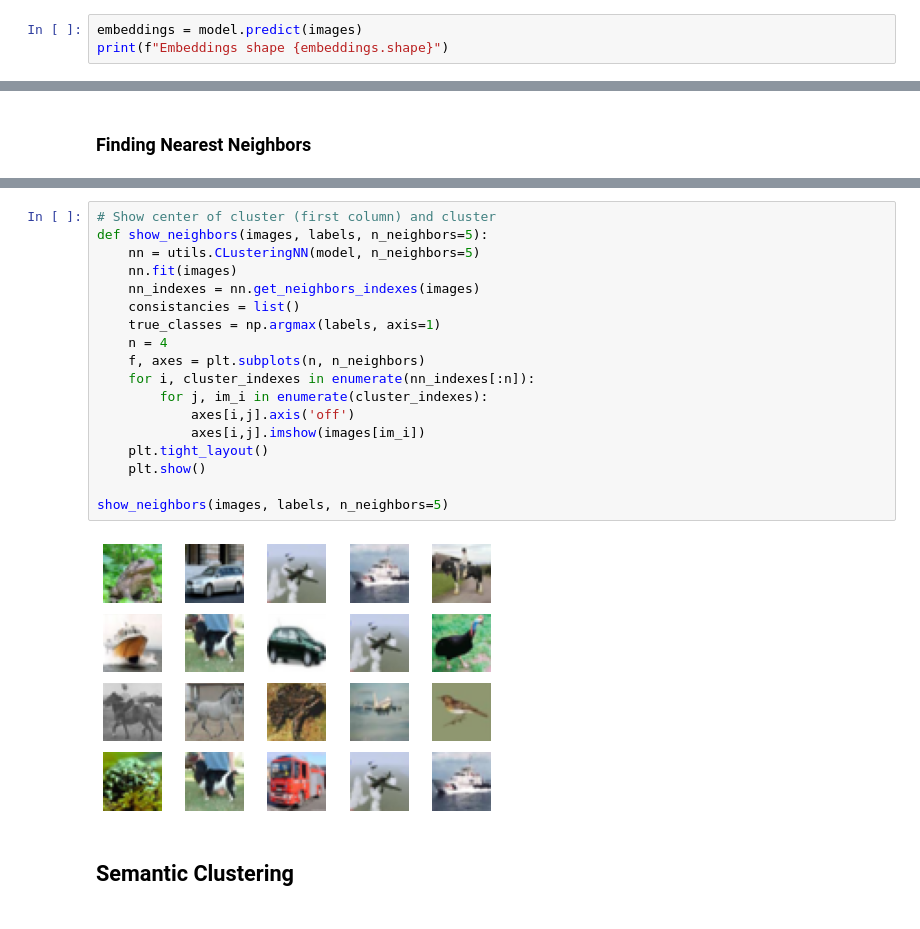
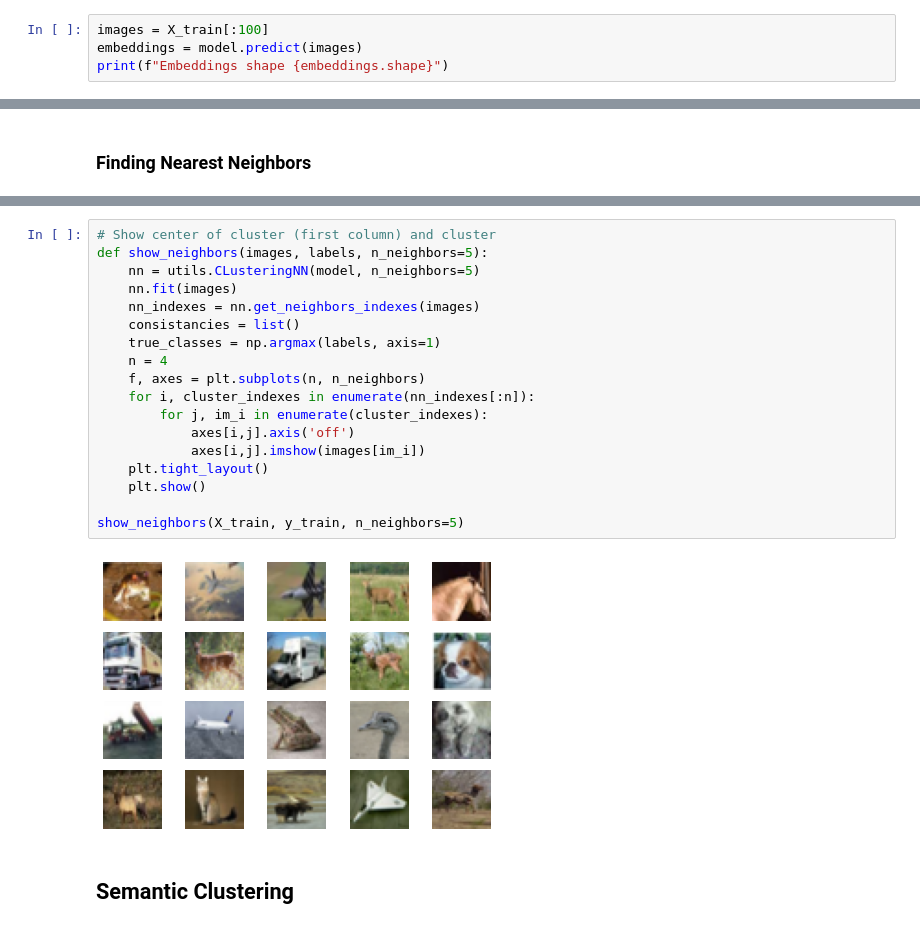
Before and after one commit to ahsanmemon/Unsupervised-Classification-Tensorflow, a Jupyter notebook: CIFAR 100/3 - Resnet 18 Classification with RotNet.ipynb, the cells around one changed output, grey strips where cells are left out. Saved outputs shown, nothing was run; the diff lists cells and outputs as text.

```diff
--- a/CIFAR 100/3 - Resnet 18 Classification with RotNet.ipynb
+++ b/CIFAR 100/3 - Resnet 18 Classification with RotNet.ipynb
@@ -167,6 +168,7 @@ epoch 20, loss: 7.709876626904588e-06
 # %%
 model.save_weights("resnet18_classification_with_rotnet.h5")
 # %%
+images = X_train[:100]
 embeddings = model.predict(images)
 print(f"Embeddings shape {embeddings.shape}")
 # %% [output]
@@ -205,23 +207,23 @@ consistancies = find_neighbor_consistancy(X_train, y_train, n_neighbors=5, plot=
 # %%
 # Show center of cluster (first column) and cluster
 def show_neighbors(images, labels, n_neighbors=5):
     nn = utils.CLusteringNN(model, n_neighbors=5)
     nn.fit(images)
     nn_indexes = nn.get_neighbors_indexes(images)
     consistancies = list()
     true_classes = np.argmax(labels, axis=1)
     n = 4
     f, axes = plt.subplots(n, n_neighbors)
     for i, cluster_indexes in enumerate(nn_indexes[:n]):
         for j, im_i in enumerate(cluster_indexes):
             axes[i,j].axis('off')
             axes[i,j].imshow(images[im_i])
     plt.tight_layout()
     plt.show()
 
-show_neighbors(images, labels, n_neighbors=5)
+show_neighbors(X_train, y_train, n_neighbors=5)
 # %% [output]
-[figure, old version]
+[figure, new version]
 # %% [markdown]
 ## Semantic Clustering
 # %%
```
Also changed, not shown: parts of 7 cells of this notebook, 1 other file.
